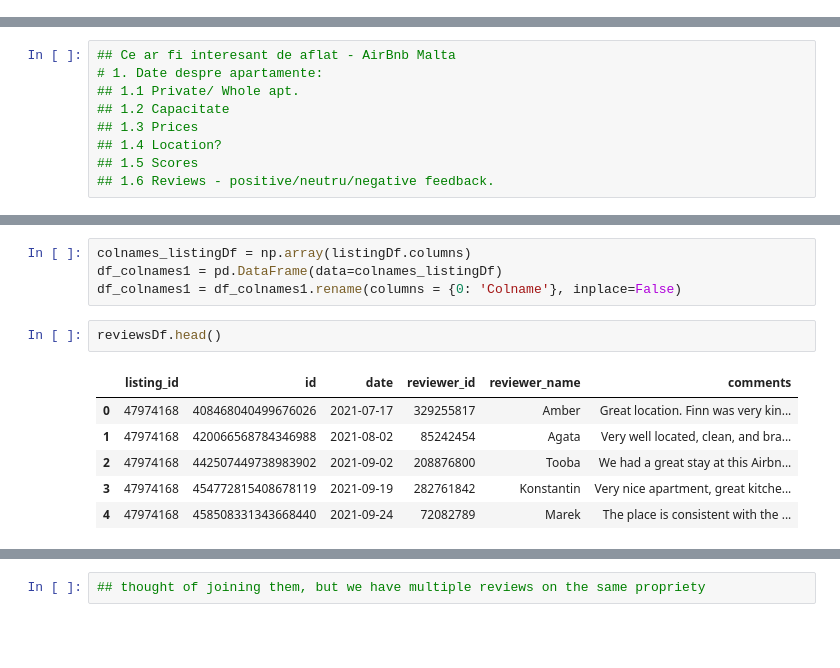
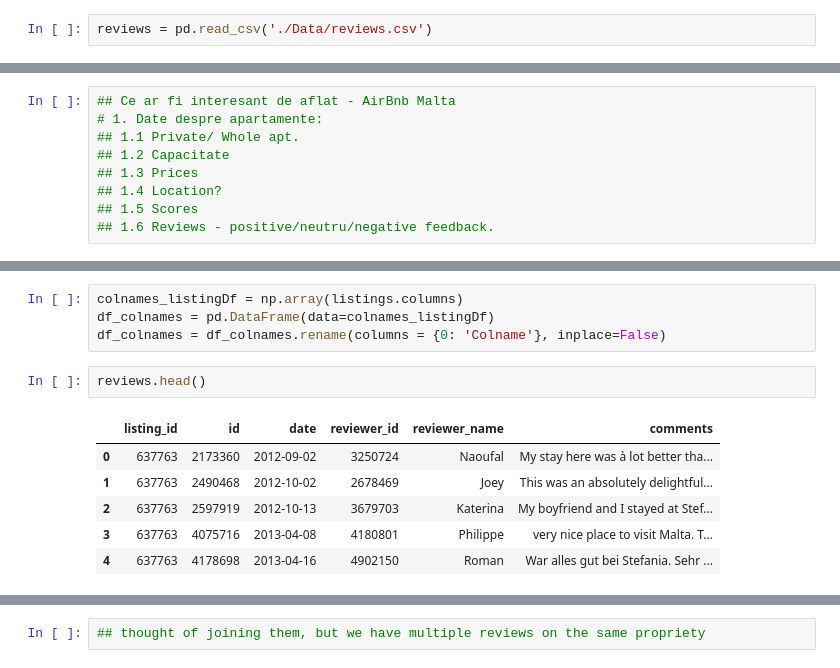
Before and after one commit to dianaionascu15/airbnb-nlp, a Jupyter notebook: airbnb_nlp.ipynb, the cells around one changed output, grey strips where cells are left out. Saved outputs shown, nothing was run; the diff lists cells and outputs as text; blank space fills up the shorter version.

```diff
--- a/airbnb_nlp.ipynb
+++ b/airbnb_nlp.ipynb
@@ -9 +17,3 @@ reviewsDf = pd.read_csv('./Data/reviews.csv')
+# %%
+reviews = pd.read_csv('./Data/reviews.csv')
 # %%
@@ -78,15 +77,15 @@ listingDf['host_id'].duplicated(keep='first').sum()
 # %%
-colnames_listingDf = np.array(listingDf.columns)
-df_colnames1 = pd.DataFrame(data=colnames_listingDf)
-df_colnames1 = df_colnames1.rename(columns = {0: 'Colname'}, inplace=False)
+colnames_listingDf = np.array(listings.columns)
+df_colnames = pd.DataFrame(data=colnames_listingDf)
+df_colnames = df_colnames.rename(columns = {0: 'Colname'}, inplace=False)
 # %%
-reviewsDf.head()
+reviews.head()
 # %% [output]
 |  | listing_id | id | date | reviewer_id | reviewer_name | comments |
-| 0 | 47974168 | 408468040499676026 | 2021-07-17 | 329255817 | Amber | Great location. Finn was very kin... |
-| 1 | 47974168 | 420066568784346988 | 2021-08-02 | 85242454 | Agata | Very well located, clean, and bra... |
-| 2 | 47974168 | 442507449738983902 | 2021-09-02 | 208876800 | Tooba | We had a great stay at this Airbn... |
-| 3 | 47974168 | 454772815408678119 | 2021-09-19 | 282761842 | Konstantin | Very nice apartment, great kitche... |
-| 4 | 47974168 | 458508331343668440 | 2021-09-24 | 72082789 | Marek | The place is consistent with the ... |
+| 0 | 637763 | 2173360 | 2012-09-02 | 3250724 | Naoufal | My stay here was à lot better tha... |
+| 1 | 637763 | 2490468 | 2012-10-02 | 2678469 | Joey | This was an absolutely delightful... |
+| 2 | 637763 | 2597919 | 2012-10-13 | 3679703 | Katerina | My boyfriend and I stayed at Stef... |
+| 3 | 637763 | 4075716 | 2013-04-08 | 4180801 | Philippe | very nice place to visit Malta. T... |
+| 4 | 637763 | 4178698 | 2013-04-16 | 4902150 | Roman | War alles gut bei Stefania. Sehr ... |
 # %%
 ## select columns related to reviews from the first df
```
Also changed, not shown: parts of 47 cells of this notebook.
